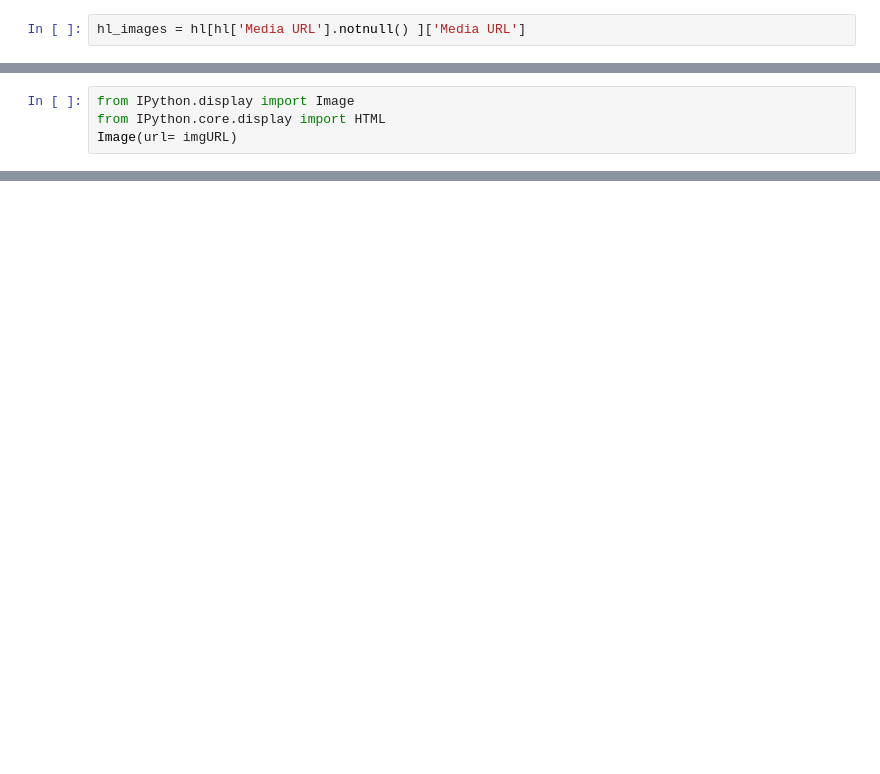
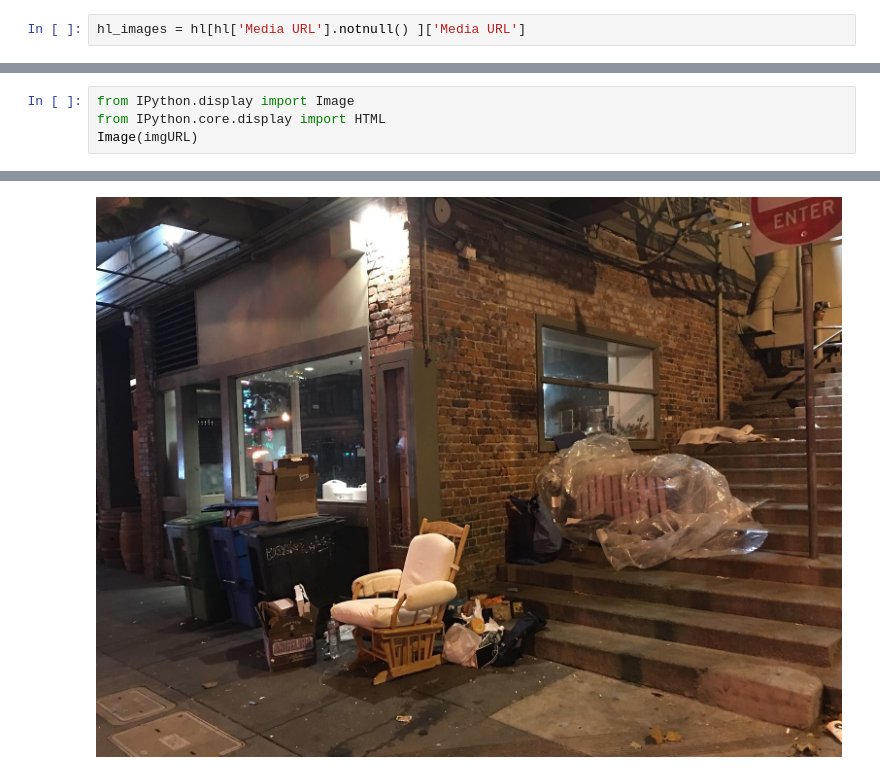
Before and after one commit to gregorydillon/JupyterPractice, a Jupyter notebook: San Francisco Homeless Data Analysis.ipynb, the cells around one changed output, grey strips where cells are left out. Drawn from its saved outputs; the diff is of its cells as text; blank space fills up the shorter version.

```diff
--- a/San Francisco Homeless Data Analysis.ipynb
+++ b/San Francisco Homeless Data Analysis.ipynb
@@ -235,5 +178,5 @@ imgURL
 # %%
 from IPython.display import Image
 from IPython.core.display import HTML
-Image(url= imgURL)
+Image(imgURL)
 # %% [output]
@@ -240,0 +183 @@ Image(url= imgURL)
+[figure, added]
```
Also changed, not shown: parts of 29 cells of this notebook, 5 other files.
